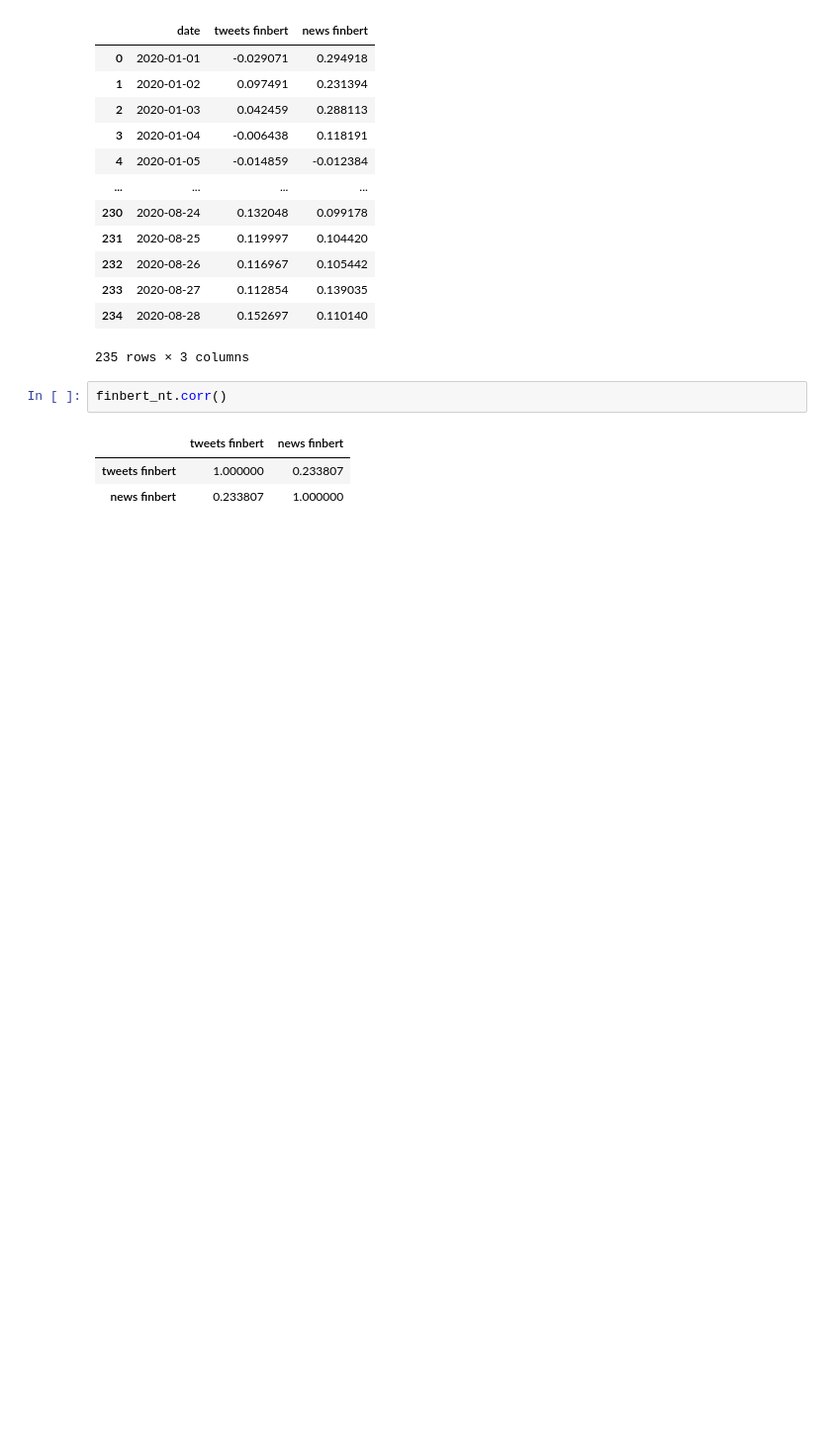
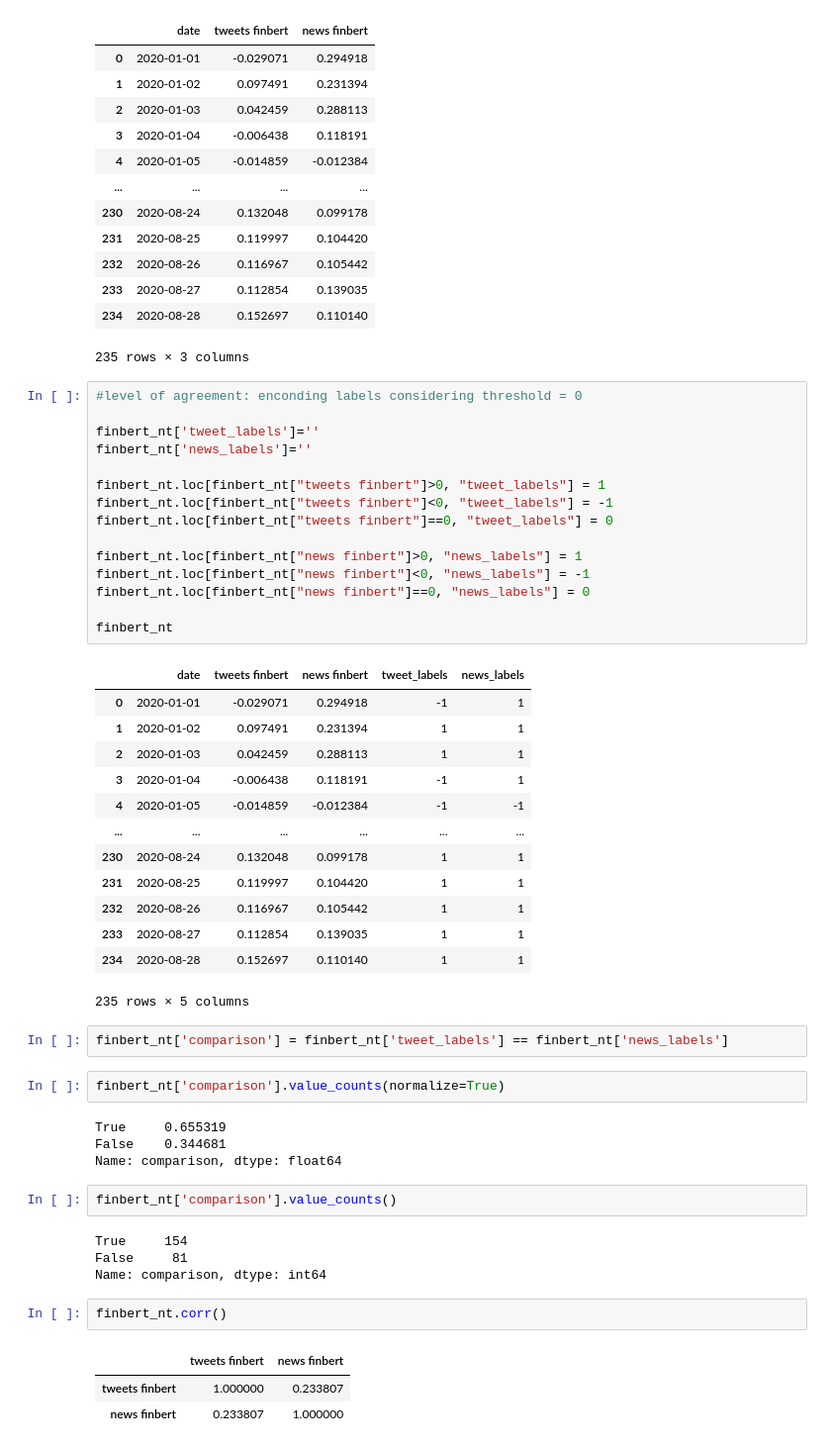
Before and after one commit to julia1713/Sentiment-analysis-of-financial-news-NLP, a Jupyter notebook: CORRELATION/CORRELATION BETWEEN NEWS-TWEETS.ipynb, the cells around one changed output. Shown at 99% size. Saved outputs shown, nothing was run; the diff lists cells and outputs as text; blank space fills up the shorter version.

```diff
--- a/CORRELATION/CORRELATION BETWEEN NEWS-TWEETS.ipynb
+++ b/CORRELATION/CORRELATION BETWEEN NEWS-TWEETS.ipynb
@@ -184,6 +228,49 @@ finbert_nt
 | 233 | 2020-08-27 | 0.112854 | 0.139035 |
 | 234 | 2020-08-28 | 0.152697 | 0.110140 |
 235 rows × 3 columns
+# %%
+#level of agreement: enconding labels considering threshold = 0
+
+finbert_nt['tweet_labels']=''
+finbert_nt['news_labels']=''
+
+finbert_nt.loc[finbert_nt["tweets finbert"]>0, "tweet_labels"] = 1
+finbert_nt.loc[finbert_nt["tweets finbert"]<0, "tweet_labels"] = -1
+finbert_nt.loc[finbert_nt["tweets finbert"]==0, "tweet_labels"] = 0
+
+finbert_nt.loc[finbert_nt["news finbert"]>0, "news_labels"] = 1
+finbert_nt.loc[finbert_nt["news finbert"]<0, "news_labels"] = -1
+finbert_nt.loc[finbert_nt["news finbert"]==0, "news_labels"] = 0
+
+finbert_nt
+# %% [output]
+|  | date | tweets finbert | news finbert | tweet_labels | news_labels |
+| 0 | 2020-01-01 | -0.029071 | 0.294918 | -1 | 1 |
+| 1 | 2020-01-02 | 0.097491 | 0.231394 | 1 | 1 |
+| 2 | 2020-01-03 | 0.042459 | 0.288113 | 1 | 1 |
+| 3 | 2020-01-04 | -0.006438 | 0.118191 | -1 | 1 |
+| 4 | 2020-01-05 | -0.014859 | -0.012384 | -1 | -1 |
+| ... | ... | ... | ... | ... | ... |
+| 230 | 2020-08-24 | 0.132048 | 0.099178 | 1 | 1 |
+| 231 | 2020-08-25 | 0.119997 | 0.104420 | 1 | 1 |
+| 232 | 2020-08-26 | 0.116967 | 0.105442 | 1 | 1 |
+| 233 | 2020-08-27 | 0.112854 | 0.139035 | 1 | 1 |
+| 234 | 2020-08-28 | 0.152697 | 0.110140 | 1 | 1 |
+235 rows × 5 columns
+# %%
+finbert_nt['comparison'] = finbert_nt['tweet_labels'] == finbert_nt['news_labels']
+# %%
+finbert_nt['comparison'].value_counts(normalize=True)
+# %% [output]
+True     0.655319
+False    0.344681
+Name: comparison, dtype: float64
+# %%
+finbert_nt['comparison'].value_counts()
+# %% [output]
+True     154
+False     81
+Name: comparison, dtype: int64
 # %%
 finbert_nt.corr()
 # %% [output]
```
Also changed, not shown: parts of 6 cells of this notebook.
